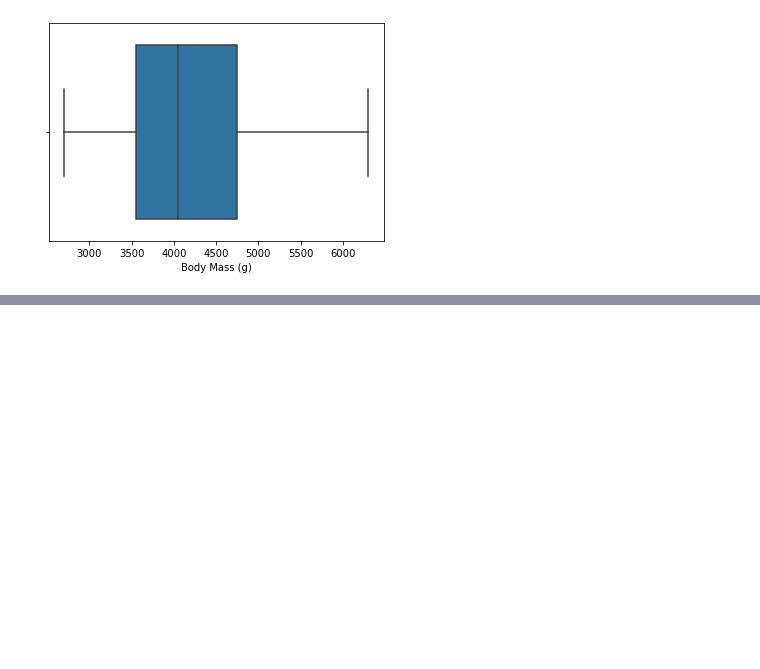
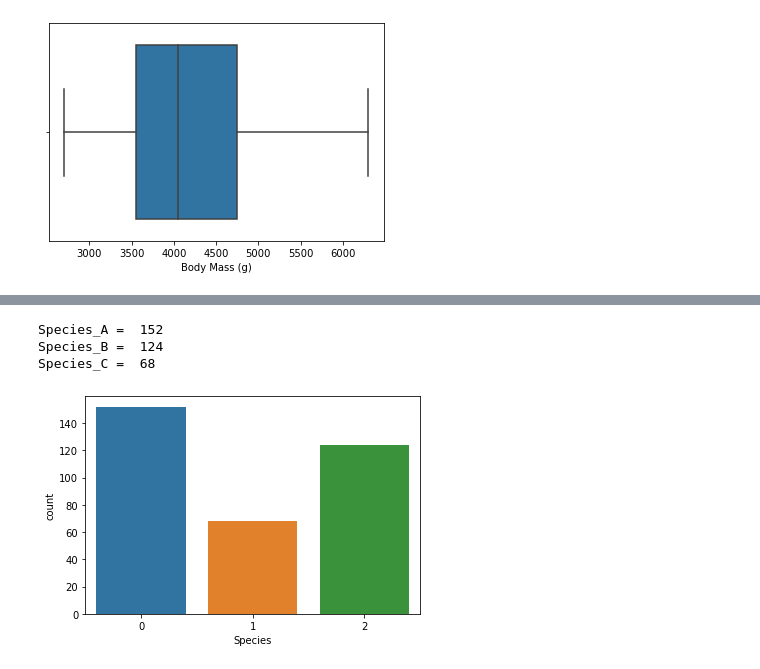
Before and after one commit to Selvam-DG/Data_Science, a Jupyter notebook: Machine_Learning/Class Projects/Decision_Tree(CART algorithm)/Decision Tree Classification Model.ipynb, the cells around one changed output, grey strips where cells are left out. Drawn from its saved outputs; the diff is of its cells as text; code cells hidden in the pictures; blank space fills up the shorter version.

```diff
--- a/Machine_Learning/Class Projects/Decision_Tree(CART algorithm)/Decision Tree Classification Model.ipynb
+++ b/Machine_Learning/Class Projects/Decision_Tree(CART algorithm)/Decision Tree Classification Model.ipynb
@@ -167,0 +297,12 @@ sns.boxplot(x ='Body Mass (g)',data = data )
+# %%
+sns.countplot(x='Species',data=data)
+A,b,c = data['Species'].value_counts()
+print('Species_A = ',A)
+print('Species_B = ',b)
+print('Species_C = ',c)
+plt.show()
+# %% [output]
+Species_A =  152
+Species_B =  124
+Species_C =  68
+[figure, added]
```
Also changed, not shown: parts of 50 cells of this notebook.
